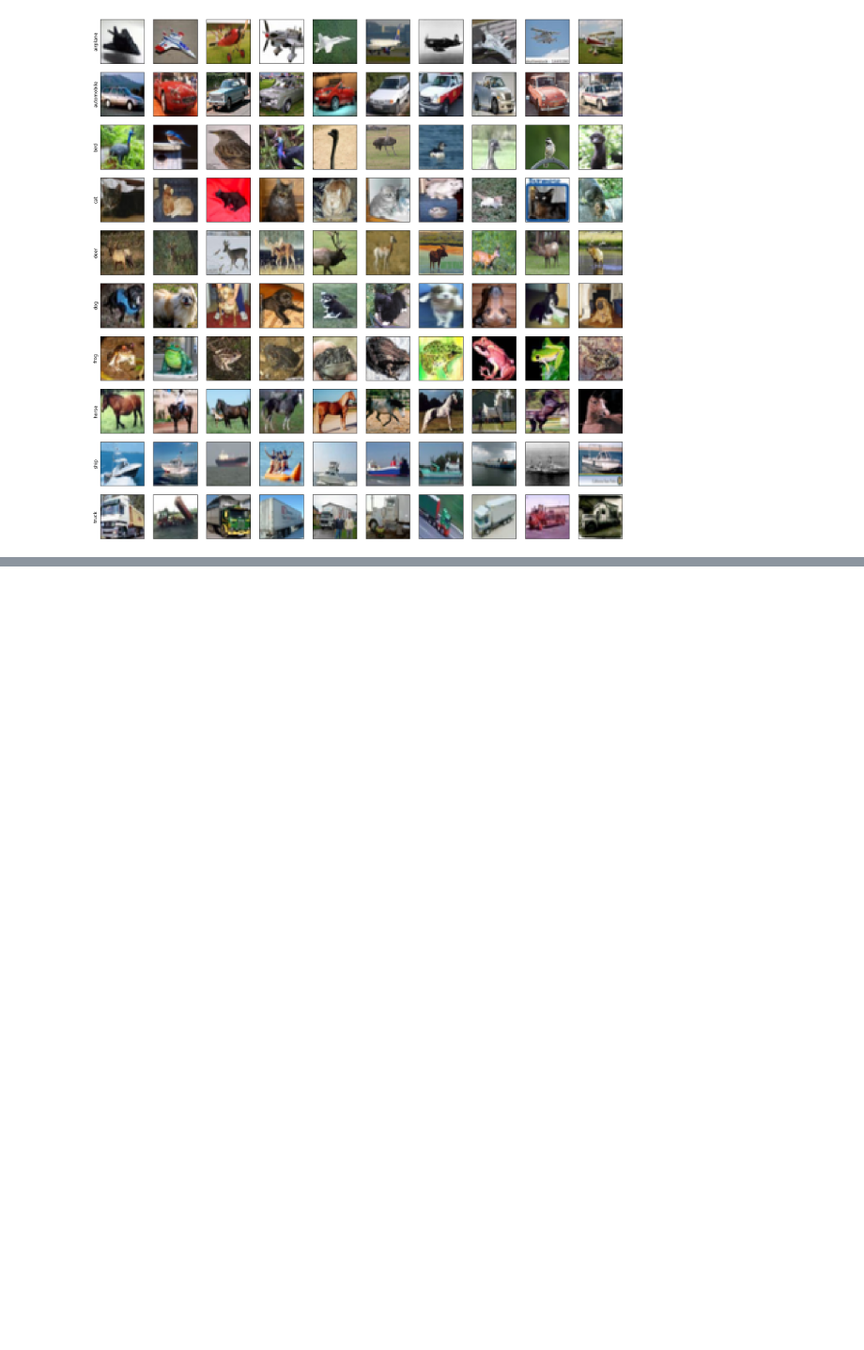
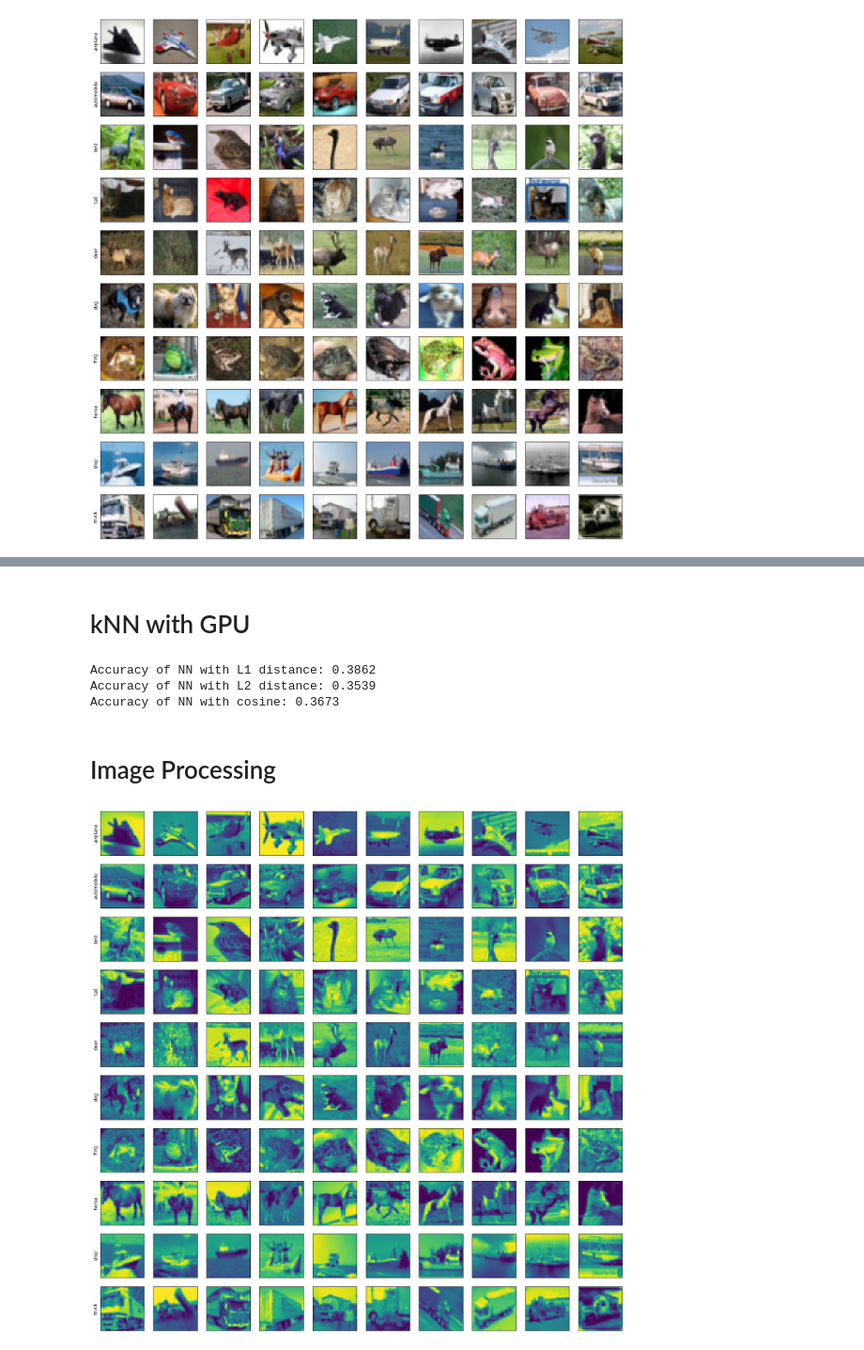
Before and after one commit to BoxMars/CISC7014-HW, a Jupyter notebook: HW1/notebook.ipynb, the cells around one changed output, grey strips where cells are left out. Shown at 94% size. Cells and saved outputs as stored; diff of their text form; code cells hidden in the pictures; blank space fills up the shorter version.

```diff
--- a/HW1/notebook.ipynb
+++ b/HW1/notebook.ipynb
@@ -118,0 +117,2 @@ Accuracy of KNN with L2 distance: 0.3539
+# %% [markdown]
+# kNN with GPU
@@ -118,0 +145,25 @@ Accuracy of KNN with L2 distance: 0.3539
+# %%
+predict(classifiers, train_imgs, train_labels, test_imgs, test_labels)
+# %% [output]
+Accuracy of NN with L1 distance: 0.3862
+Accuracy of NN with L2 distance: 0.3539
+Accuracy of NN with cosine: 0.3673
+# %% [markdown]
+# Image Processing
+# %%
+# 1. to gray scale
+
+from skimage.color import rgb2gray
+train_gray = rgb2gray(train_imgs)
+test_gray = rgb2gray(test_imgs)
+# %%
+fig, axes = plt.subplots(10, 10, figsize=(20, 20))
+for i in range(10):
+    idx = np.where(train_labels == i)[0]
+    for j in range(10):
+        axes[i][j].imshow(train_gray[idx[j]])
+        axes[i][j].set_xticks([])
+        axes[i][j].set_yticks([])
+    axes[i][0].set_ylabel(meta['label_names'][i])
+# %% [output]
+[figure, added]
```
Also changed, not shown: parts of 23 cells of this notebook, 2 other files.
